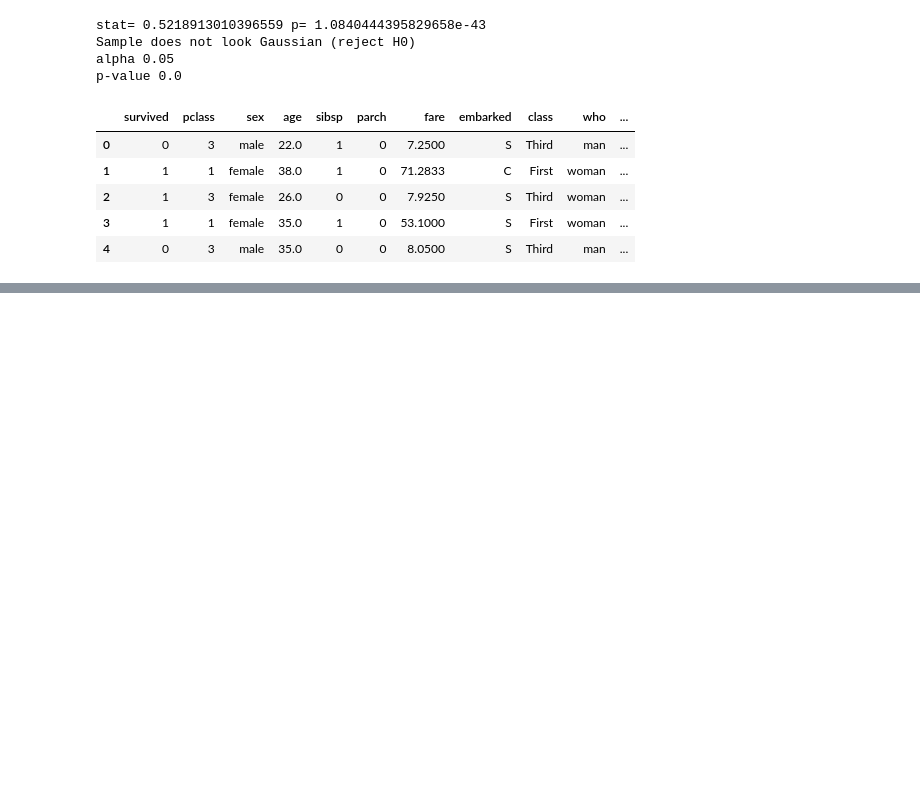
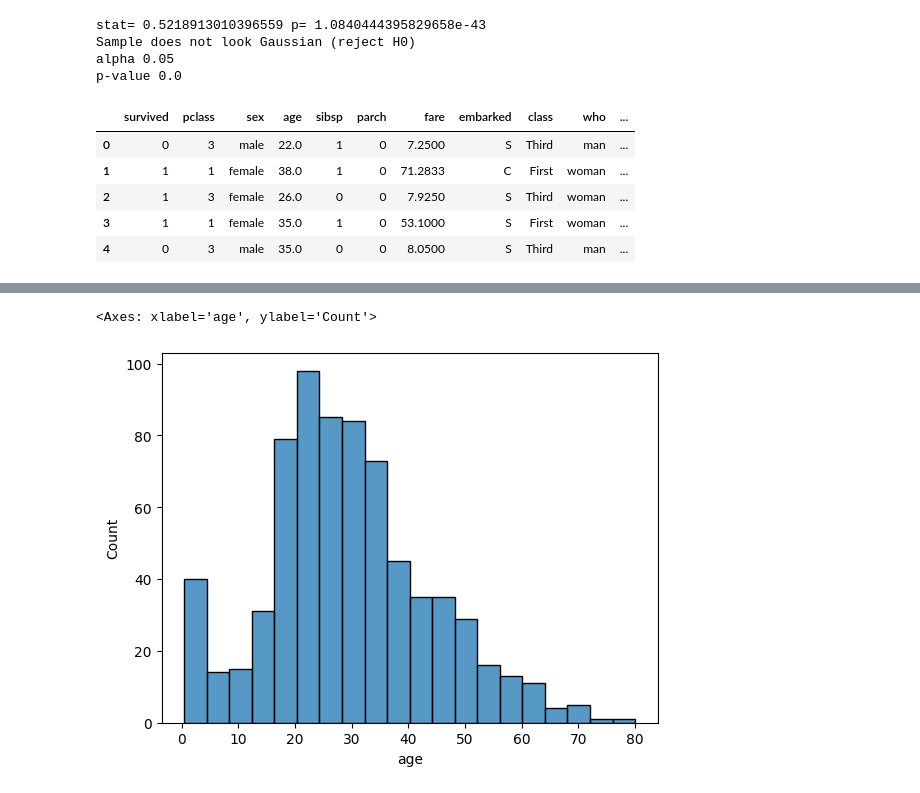
Before and after one commit to qasim697/python_ka_chilla, a Jupyter notebook: day_15/sta9.ipynb, the cells around one changed output, grey strips where cells are left out. Drawn from its saved outputs; the diff is of its cells as text; code cells hidden in the pictures; blank space fills up the shorter version.

```diff
--- a/day_15/sta9.ipynb
+++ b/day_15/sta9.ipynb
@@ -287,0 +304,5 @@ df.head()
+# %%
+sns.histplot(df, x='age')
+# %% [output]
+<Axes: xlabel='age', ylabel='Count'>
+[figure, added]
```
Also changed, not shown: parts of 17 cells of this notebook, 2 other files.
